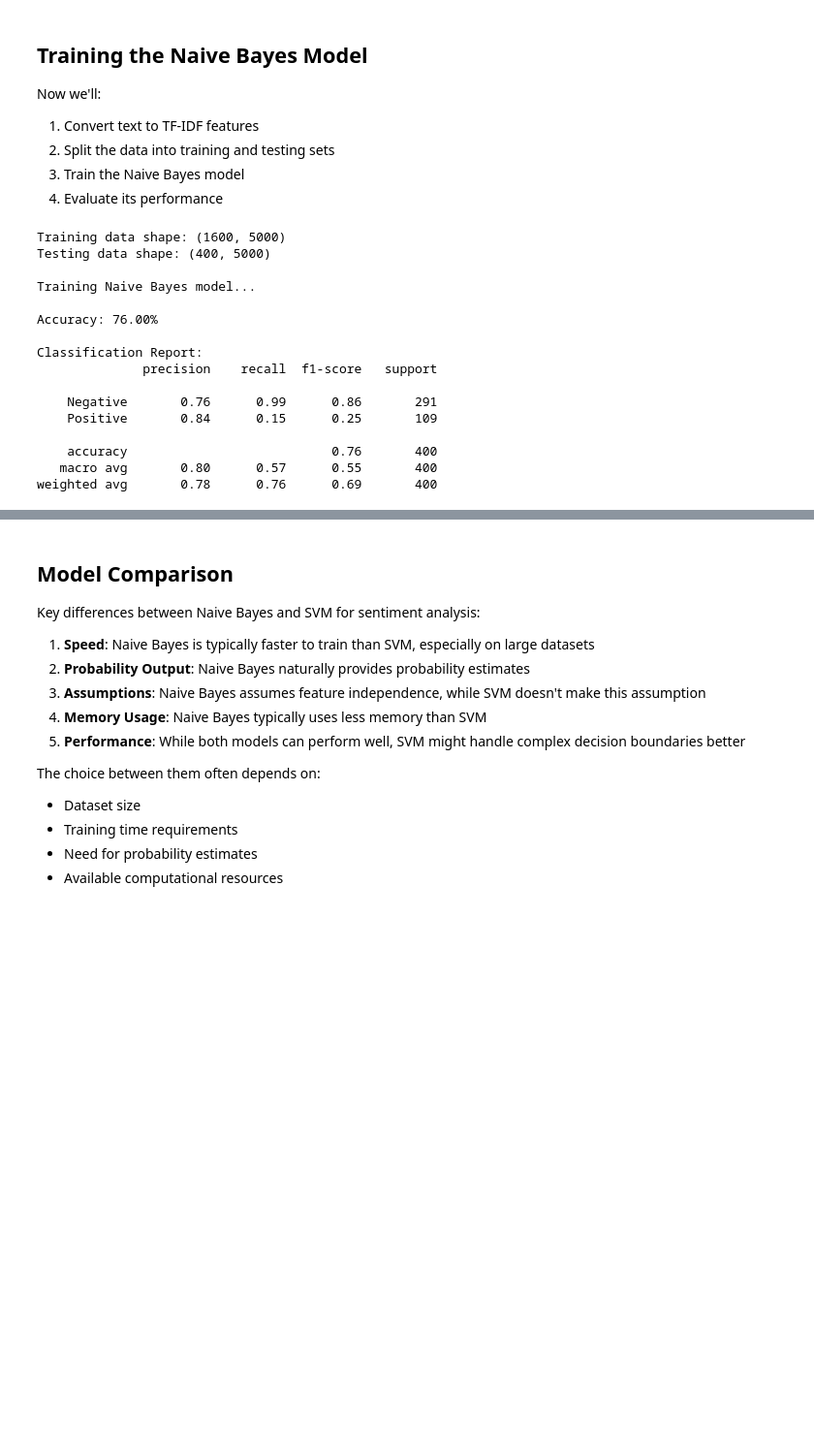
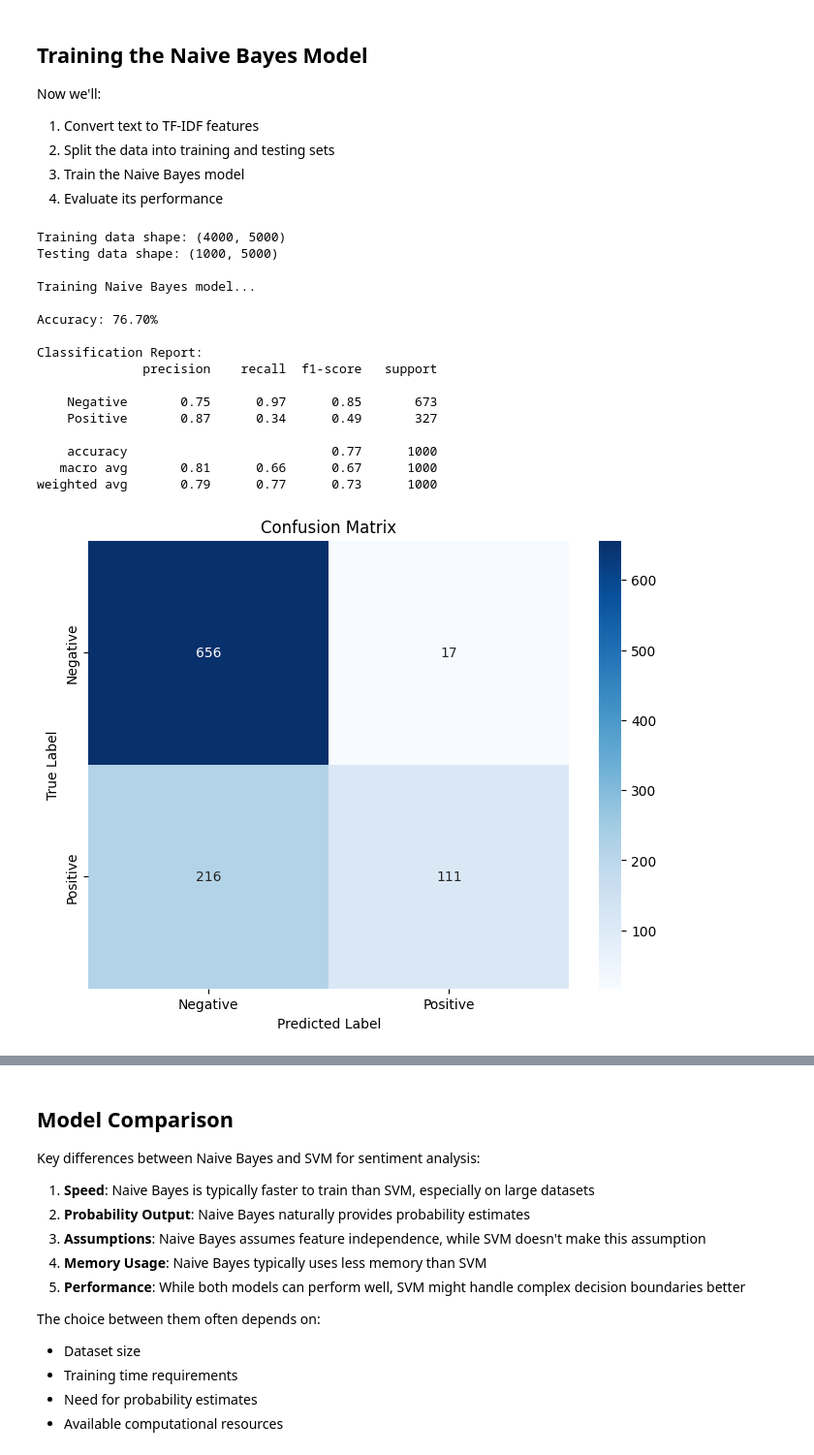
Before and after one commit to GersonMJL/sentiment-analysis-algorithms, a Jupyter notebook: pubg-sentiment-analysis-nb.ipynb, the cells around one changed output, grey strips where cells are left out. Shown: that part at 97% size. Saved outputs shown, nothing was run; the diff lists cells and outputs as text; code cells hidden in the pictures; blank space fills up the shorter version.

```diff
--- a/pubg-sentiment-analysis-nb.ipynb
+++ b/pubg-sentiment-analysis-nb.ipynb
@@ -66,7 +61,7 @@ Let's fetch PUBG reviews and prepare them for sentiment analysis:
 3. Create features and labels
 # %%
 # Load PUBG reviews from parquet file
-reviews_df = pd.read_parquet('pubg_reviews.parquet')
+reviews_df = pd.read_parquet('pubg-reviews.parquet')
 
 # Display basic information about the dataset
 print(f"Total reviews collected: {len(reviews_df)}")
@@ -136,21 +123,50 @@ print(f"\nAccuracy: {accuracy:.2%}")
 # Print detailed classification report
 print("\nClassification Report:")
 print(classification_report(y_test, y_pred, target_names=['Negative', 'Positive']))
+
+def analyze_sentiment(text: str, model, vectorizer) -> str:
+    """Analyze the sentiment of a given text using the trained model."""
+    # Preprocess the text
+    processed_text = preprocess_text(text)
+
+    # Vectorize
+    text_vectorized = vectorizer.transform([processed_text])
+
+    # Predict
+    prediction = model.predict(text_vectorized)[0]
+
+    return 'Positive' if prediction else 'Negative'
 # %% [output]
-Training data shape: (1600, 5000)
-Testing data shape: (400, 5000)
+Training data shape: (4000, 5000)
+Testing data shape: (1000, 5000)
 
 Training Naive Bayes model...
 
-Accuracy: 76.00%
+Accuracy: 76.70%
 
 Classification Report:
               precision    recall  f1-score   support
 
-    Negative       0.76      0.99      0.86       291
-    Positive       0.84      0.15      0.25       109
+    Negative       0.75      0.97      0.85       673
+    Positive       0.87      0.34      0.49       327
 
-    accuracy                           0.76       400
-   macro avg       0.80      0.57      0.55       400
-weighted avg       0.78      0.76      0.69       400
+    accuracy                           0.77      1000
+   macro avg       0.81      0.66      0.67      1000
+weighted avg       0.79      0.77      0.73      1000
+# %%
+# Create a confusion matrix visualization
+# Calculate confusion matrix
+cm = confusion_matrix(y_test, y_pred)
+
+# Create heatmap
+plt.figure(figsize=(8, 6))
+sns.heatmap(cm, annot=True, fmt='d', cmap='Blues',
+            xticklabels=['Negative', 'Positive'],
+            yticklabels=['Negative', 'Positive'])
+plt.title('Confusion Matrix')
+plt.ylabel('True Label')
+plt.xlabel('Predicted Label')
+plt.show()
+# %% [output]
+[figure, added]
 # %%
```
Also changed, not shown: parts of 6 cells of this notebook, 4 other files.
